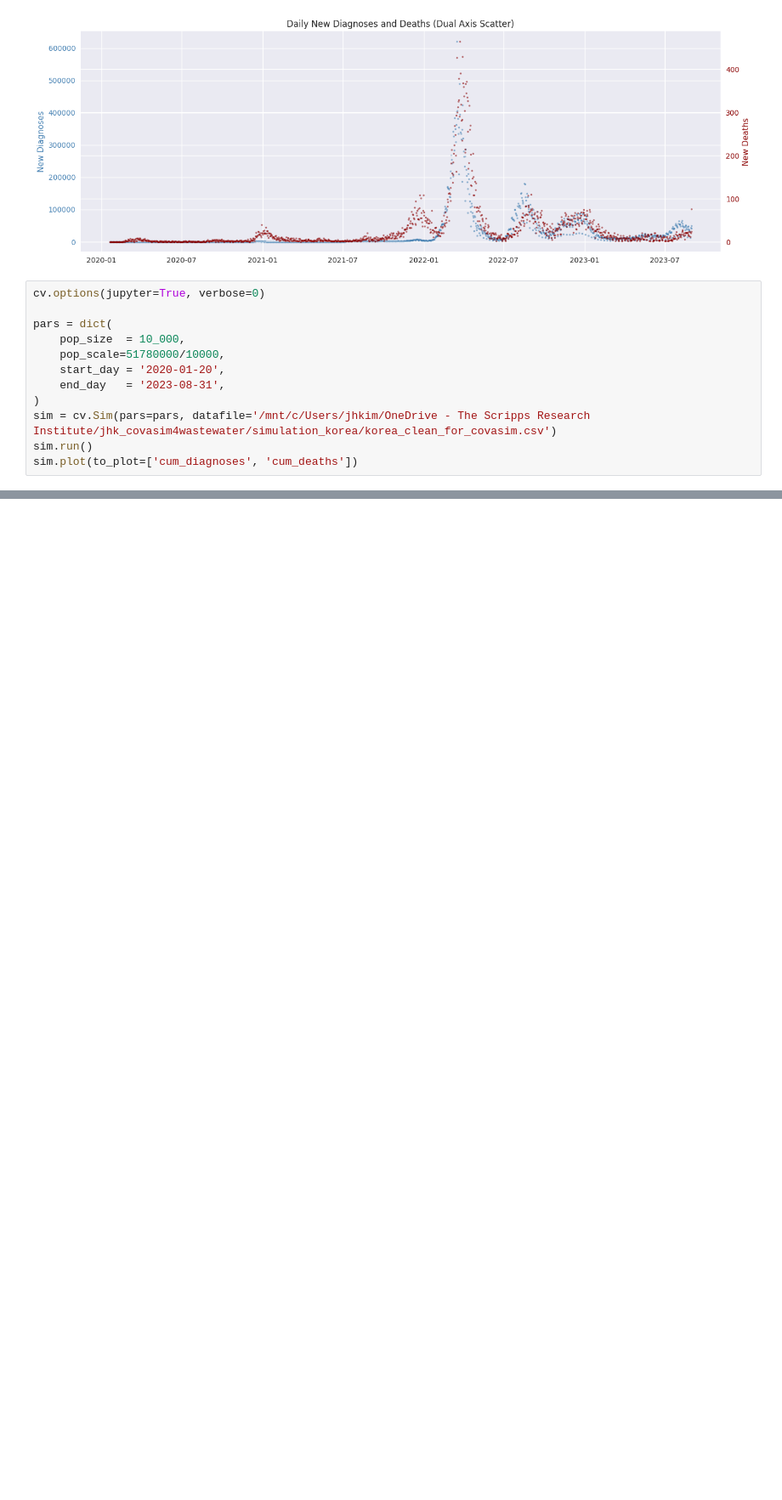
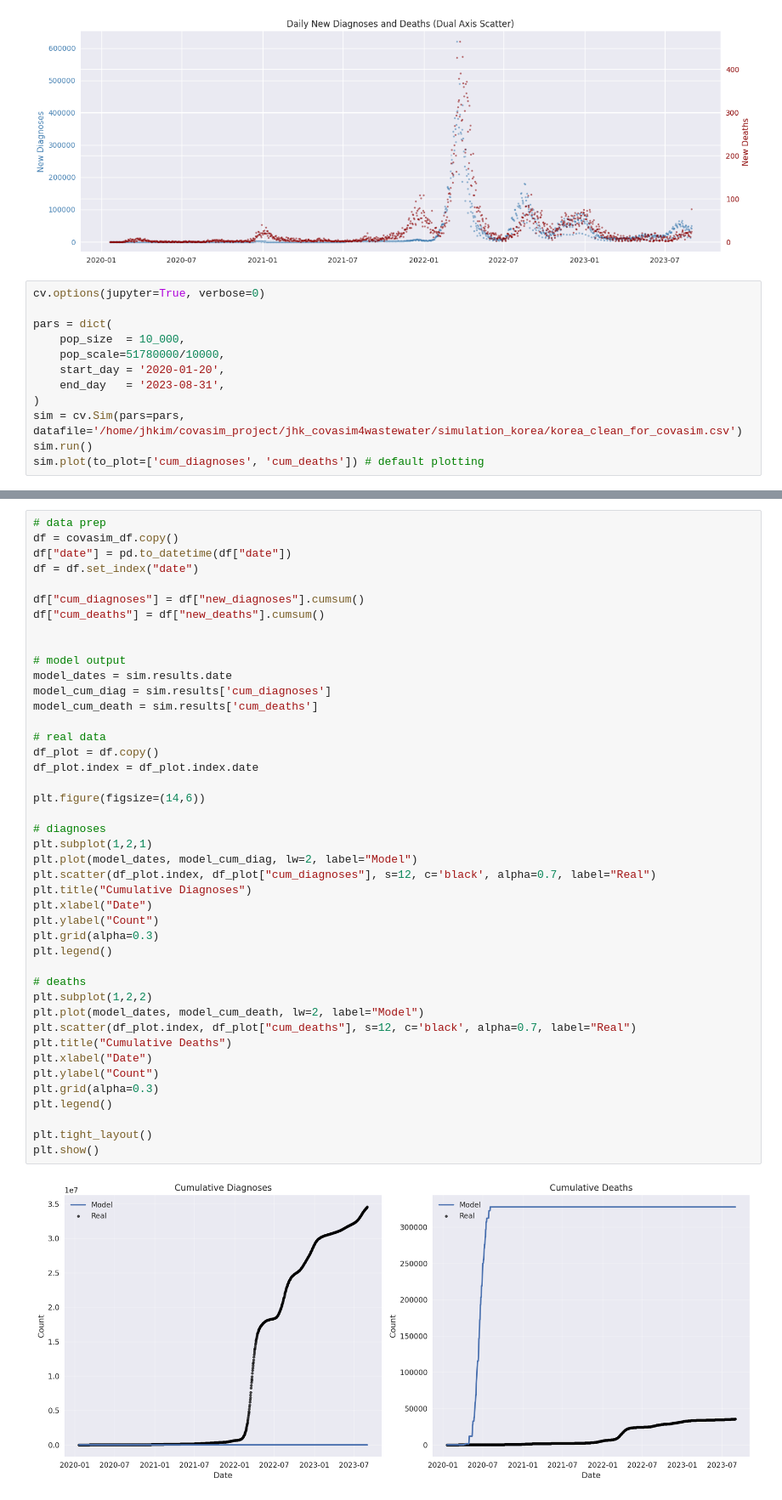
Before and after one commit to kimgeo/jhk_covasim4wastewater, a Jupyter notebook: simulation_korea/W2_Covasim_Korea.ipynb, the cells around one changed output, grey strips where cells are left out. Shown at 85% size. Cells and saved outputs as stored; diff of their text form; blank space fills up the shorter version.

```diff
--- a/simulation_korea/W2_Covasim_Korea.ipynb
+++ b/simulation_korea/W2_Covasim_Korea.ipynb
@@ -56,9 +56,54 @@ pars = dict(
     start_day = '2020-01-20',
     end_day   = '2023-08-31',
 )
-sim = cv.Sim(pars=pars, datafile='/mnt/c/Users/jhkim/OneDrive - The Scripps Research Institute/jhk_covasim4wastewater/simulation_korea/korea_clean_for_covasim.csv')
+sim = cv.Sim(pars=pars, datafile='/home/jhkim/covasim_project/jhk_covasim4wastewater/simulation_korea/korea_clean_for_covasim.csv')
 sim.run()
-sim.plot(to_plot=['cum_diagnoses', 'cum_deaths'])
+sim.plot(to_plot=['cum_diagnoses', 'cum_deaths']) # default plotting
 # %% [output]
 [figure]
+# %%
+# data prep
+df = covasim_df.copy()
+df["date"] = pd.to_datetime(df["date"])
+df = df.set_index("date")
+
+df["cum_diagnoses"] = df["new_diagnoses"].cumsum()
+df["cum_deaths"] = df["new_deaths"].cumsum()
+
+
+# model output
+model_dates = sim.results.date
+model_cum_diag = sim.results['cum_diagnoses']
+model_cum_death = sim.results['cum_deaths']
+
+# real data
+df_plot = df.copy()
+df_plot.index = df_plot.index.date
+
+plt.figure(figsize=(14,6))
+
+# diagnoses
+plt.subplot(1,2,1)
+plt.plot(model_dates, model_cum_diag, lw=2, label="Model")
+plt.scatter(df_plot.index, df_plot["cum_diagnoses"], s=12, c='black', alpha=0.7, label="Real")
+plt.title("Cumulative Diagnoses")
+plt.xlabel("Date")
+plt.ylabel("Count")
+plt.grid(alpha=0.3)
+plt.legend()
+
+# deaths
+plt.subplot(1,2,2)
+plt.plot(model_dates, model_cum_death, lw=2, label="Model")
+plt.scatter(df_plot.index, df_plot["cum_deaths"], s=12, c='black', alpha=0.7, label="Real")
+plt.title("Cumulative Deaths")
+plt.xlabel("Date")
+plt.ylabel("Count")
+plt.grid(alpha=0.3)
+plt.legend()
+
+plt.tight_layout()
+plt.show()
+# %% [output]
+[figure, added]
 # %%
```
Also changed, not shown: parts of 1 cell of this notebook.
